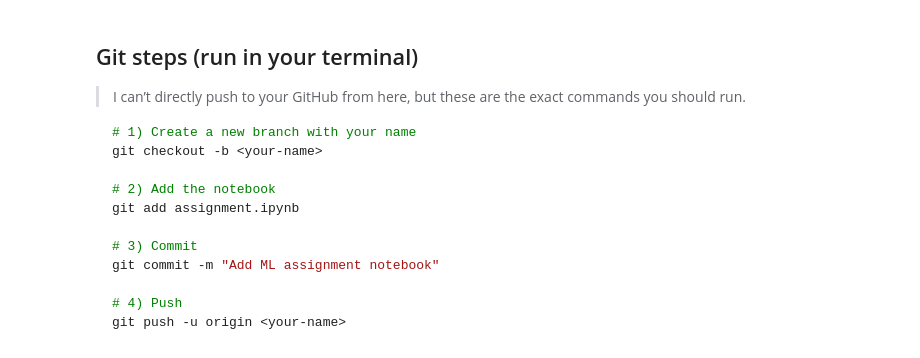
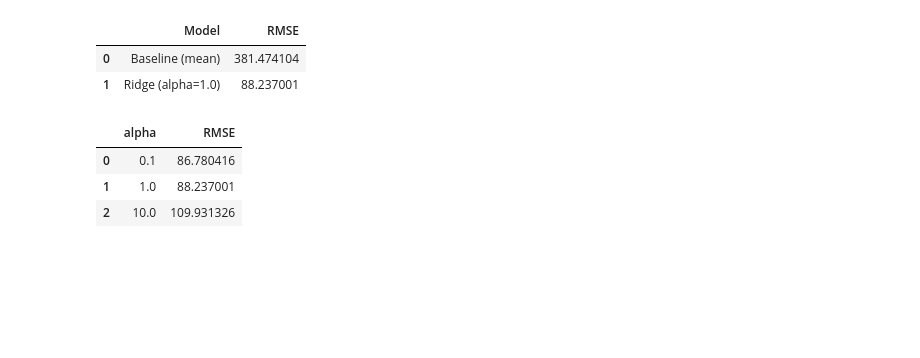
Before and after one commit to Beyonce19/MLI-Project-master, a Jupyter notebook: assignment.ipynb, the cells around one changed output. Drawn from its saved outputs; the diff is of its cells as text; code cells hidden in the pictures; blank space fills up the shorter version.

````diff
--- a/assignment.ipynb
+++ b/assignment.ipynb
@@ -121,18 +81,12 @@ A single train/test split can be noisy on small datasets, so here’s a quick 5-
 # %%
-from sklearn.model_selection import KFold
+from sklearn.metrics import mean_squared_error
+import numpy as np
 
-cv = KFold(n_splits=5, shuffle=True, random_state=RANDOM_STATE)
+model.fit(X_train, y_train)
 
-# scikit-learn uses negative values for loss metrics in cross_val_score
-baseline_cv = -cross_val_score(
-    baseline, X, y, cv=cv, scoring="neg_root_mean_squared_error"
-).mean()
+y_pred = model.predict(X_test)
 
-ridge_cv = -cross_val_score(
-    ridge, X, y, cv=cv, scoring="neg_root_mean_squared_error"
-).mean()
+mse_model = mean_squared_error(y_test, y_pred)
+rmse_model = np.sqrt(mse_model)
 
-pd.DataFrame([
-    {"model": "Baseline (mean)", "CV_RMSE": baseline_cv},
-    {"model": "Ridge", "CV_RMSE": ridge_cv},
-]).sort_values("CV_RMSE")
+rmse_baseline, rmse_model
@@ -139,18 +95,41 @@ pd.DataFrame([
-# %% [markdown]
-## Git steps (run in your terminal)
-
-> I can’t directly push to your GitHub from here, but these are the exact commands you should run.
-
-```bash
-# 1) Create a new branch with your name
-git checkout -b <your-name>
-
-# 2) Add the notebook
-git add assignment.ipynb
-
-# 3) Commit
-git commit -m "Add ML assignment notebook"
-
-# 4) Push
-git push -u origin <your-name>
-```
+# %%
+results = pd.DataFrame({
+    "Model": ["Baseline (mean)", "Ridge (alpha=1.0)"],
+    "RMSE": [rmse_baseline, rmse_model]
+})
+
+results
+# %% [output]
+|  | Model | RMSE |
+| 0 | Baseline (mean) | 381.474104 |
+| 1 | Ridge (alpha=1.0) | 88.237001 |
+# %%
+from sklearn.linear_model import Ridge
+
+alphas = [0.1, 1.0, 10.0]
+rmses = []
+
+for alpha in alphas:
+    model = Pipeline(
+        steps=[
+            ("preprocessing", preprocessor),
+            ("ridge", Ridge(alpha=alpha))
+        ]
+    )
+
+    model.fit(X_train, y_train)
+    y_pred = model.predict(X_test)
+    rmse = np.sqrt(mean_squared_error(y_test, y_pred))
+    rmses.append(rmse)
+
+tuning_results = pd.DataFrame({
+    "alpha": alphas,
+    "RMSE": rmses
+})
+
+tuning_results
+# %% [output]
+|  | alpha | RMSE |
+| 0 | 0.1 | 86.780416 |
+| 1 | 1.0 | 88.237001 |
+| 2 | 10.0 | 109.931326 |
````
Also changed, not shown: parts of 11 cells of this notebook, 2 other files.
